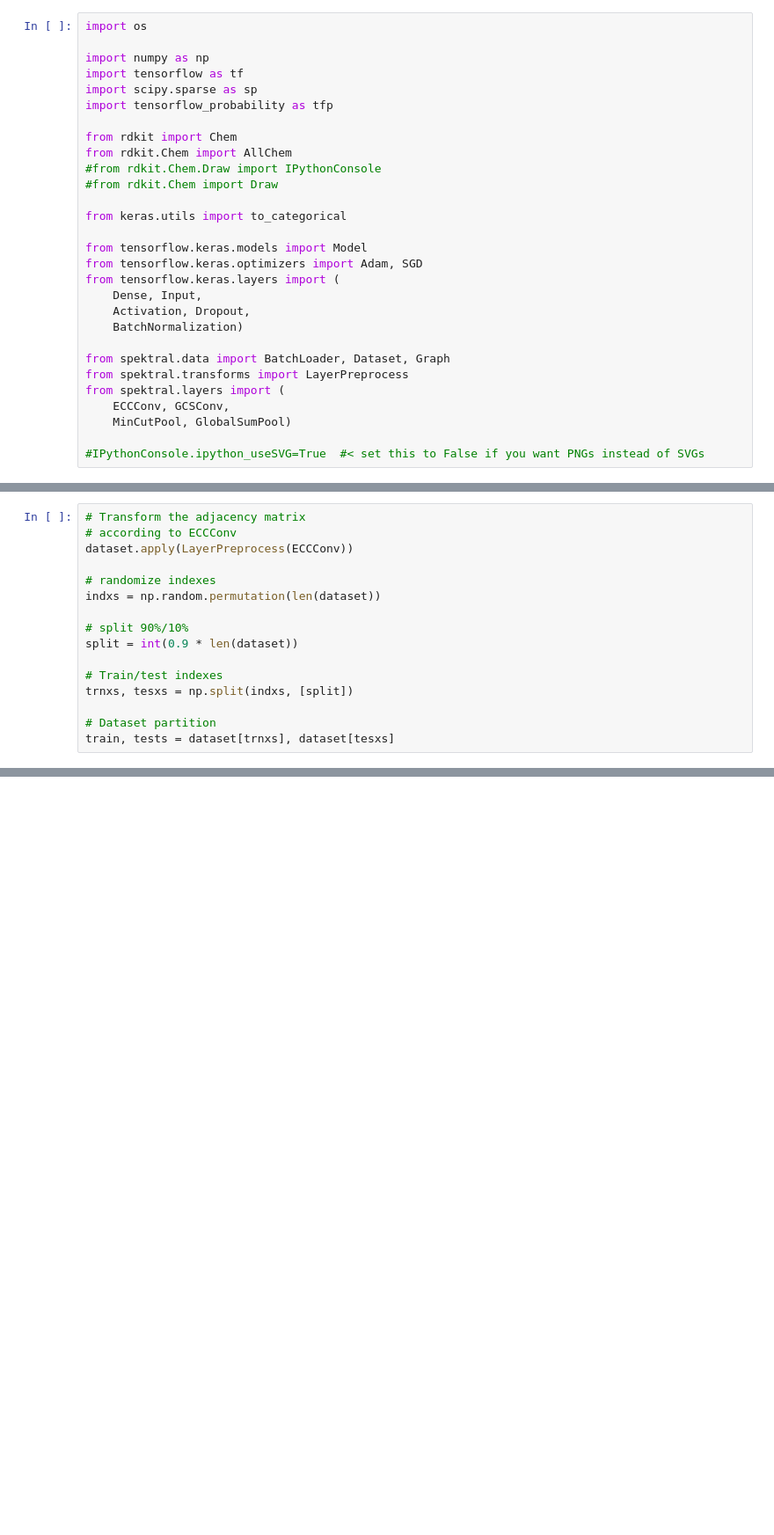
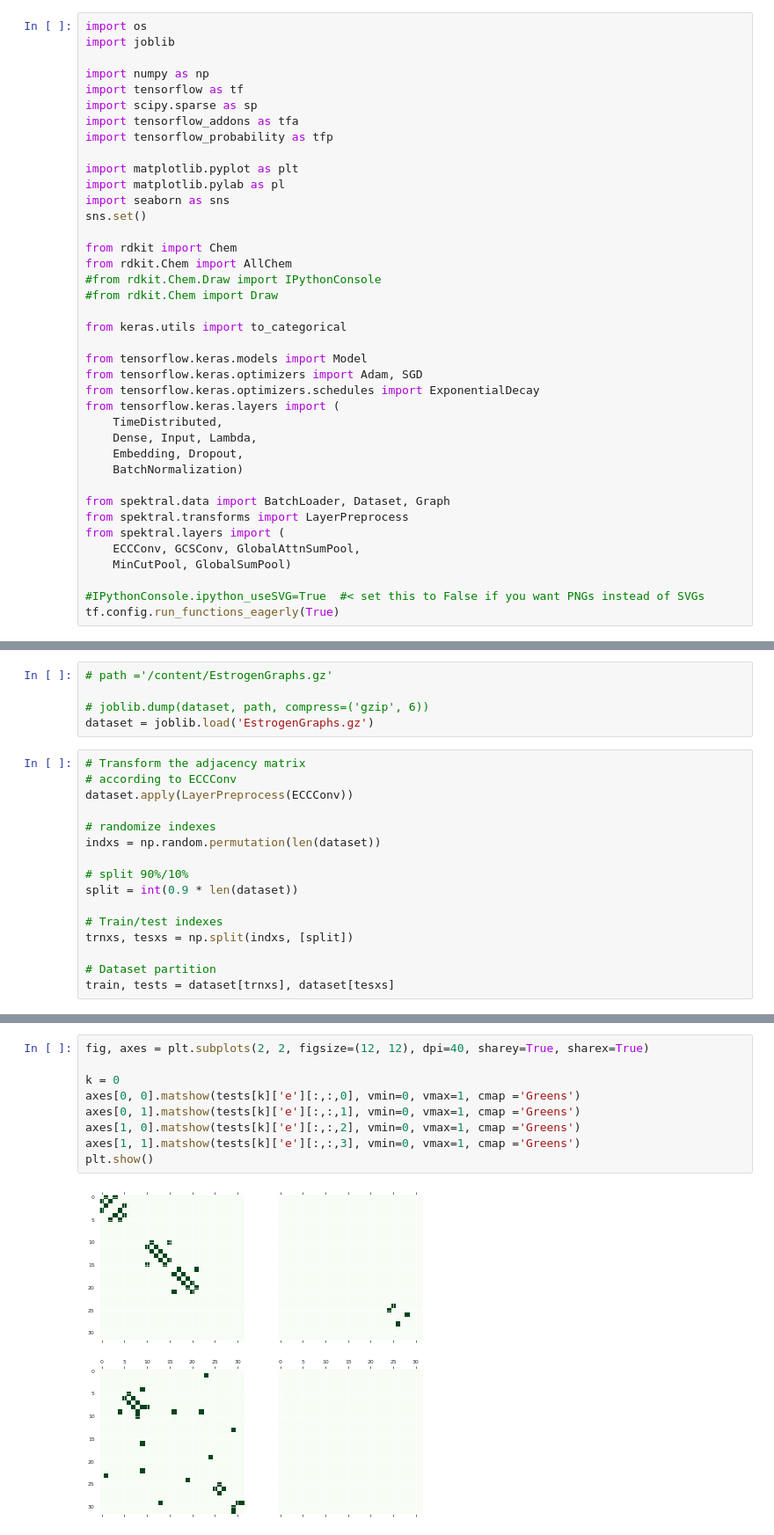
Before and after one commit to alejogiley/ChemGraphs, a Jupyter notebook: notebooks/playground.ipynb, the cells around one changed output, grey strips where cells are left out. Shown: that part at 88% size. Saved outputs shown, nothing was run; the diff lists cells and outputs as text; blank space fills up the shorter version.

```diff
--- a/notebooks/playground.ipynb
+++ b/notebooks/playground.ipynb
@@ -42,10 +51,17 @@ sys.path.append('/usr/local/lib/python3.6/site-packages')
 # %%
 import os
+import joblib
 
 import numpy as np
 import tensorflow as tf
 import scipy.sparse as sp
+import tensorflow_addons as tfa
 import tensorflow_probability as tfp
+
+import matplotlib.pyplot as plt
+import matplotlib.pylab as pl
+import seaborn as sns
+sns.set()
 
 from rdkit import Chem
 from rdkit.Chem import AllChem
@@ -56,15 +72,18 @@ from keras.utils import to_categorical
 
 from tensorflow.keras.models import Model
 from tensorflow.keras.optimizers import Adam, SGD
+from tensorflow.keras.optimizers.schedules import ExponentialDecay
 from tensorflow.keras.layers import (
-    Dense, Input,
-    Activation, Dropout,
+    TimeDistributed,
+    Dense, Input, Lambda,
+    Embedding, Dropout,
     BatchNormalization)
 
 from spektral.data import BatchLoader, Dataset, Graph
 from spektral.transforms import LayerPreprocess
 from spektral.layers import (
-    ECCConv, GCSConv,
+    ECCConv, GCSConv, GlobalAttnSumPool,
     MinCutPool, GlobalSumPool)
 
 #IPythonConsole.ipython_useSVG=True  #< set this to False if you want PNGs instead of SVGs
+tf.config.run_functions_eagerly(True)
@@ -329,3 +328,8 @@ EstrogenDB(n_graphs=887)
+# %%
+# path ='/content/EstrogenGraphs.gz'
+
+# joblib.dump(dataset, path, compress=('gzip', 6))
+dataset = joblib.load('EstrogenGraphs.gz')
 # %%
 # Transform the adjacency matrix
 # according to ECCConv
@@ -439,3 +349,14 @@ train, tests = dataset[trnxs], dataset[tesxs]
+# %%
+fig, axes = plt.subplots(2, 2, figsize=(12, 12), dpi=40, sharey=True, sharex=True)
+
+k = 0
+axes[0, 0].matshow(tests[k]['e'][:,:,0], vmin=0, vmax=1, cmap ='Greens')
+axes[0, 1].matshow(tests[k]['e'][:,:,1], vmin=0, vmax=1, cmap ='Greens')
+axes[1, 0].matshow(tests[k]['e'][:,:,2], vmin=0, vmax=1, cmap ='Greens')
+axes[1, 1].matshow(tests[k]['e'][:,:,3], vmin=0, vmax=1, cmap ='Greens')
+plt.show()
+# %% [output]
+[figure, added]
 # %%
 def tobit_loss(y_true, y_pred, sigma, eps=1e-7):
 
```
Also changed, not shown: parts of 26 cells of this notebook.
